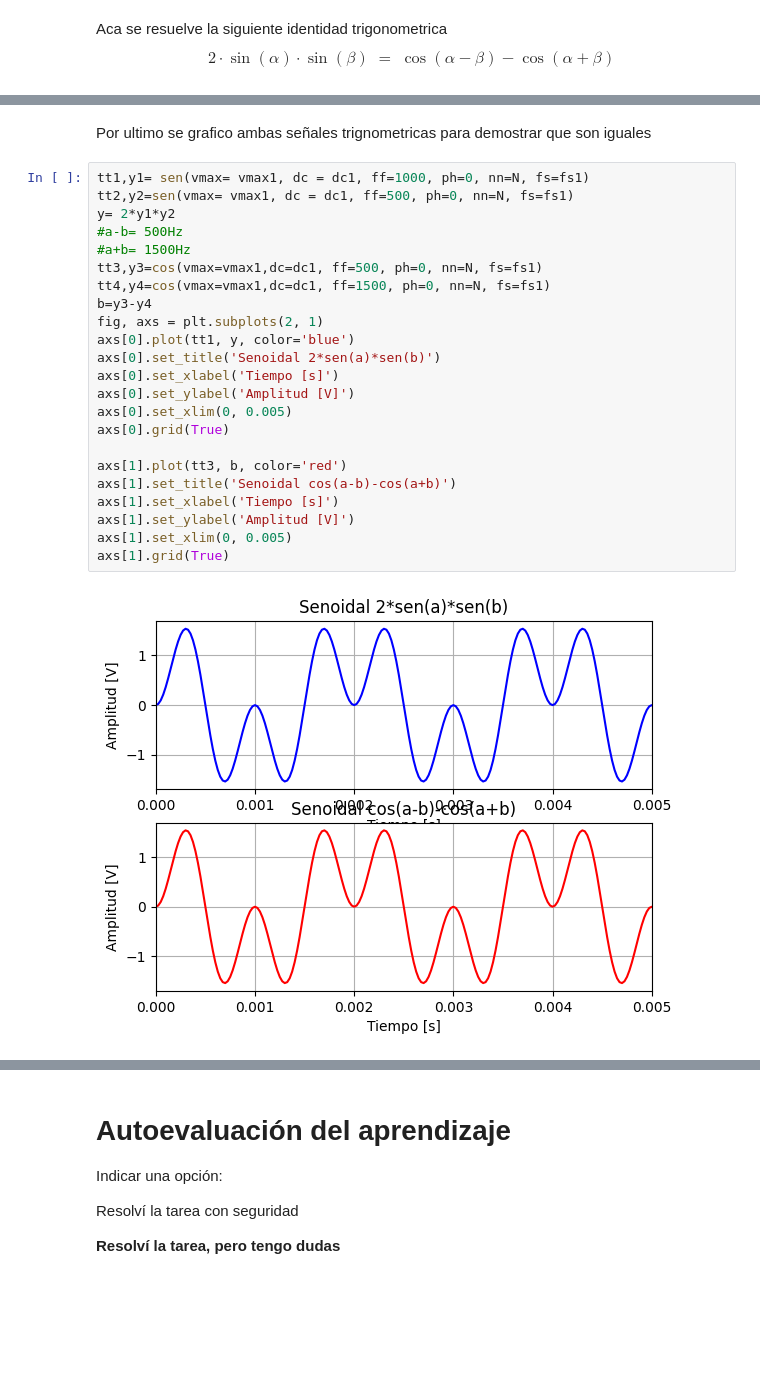
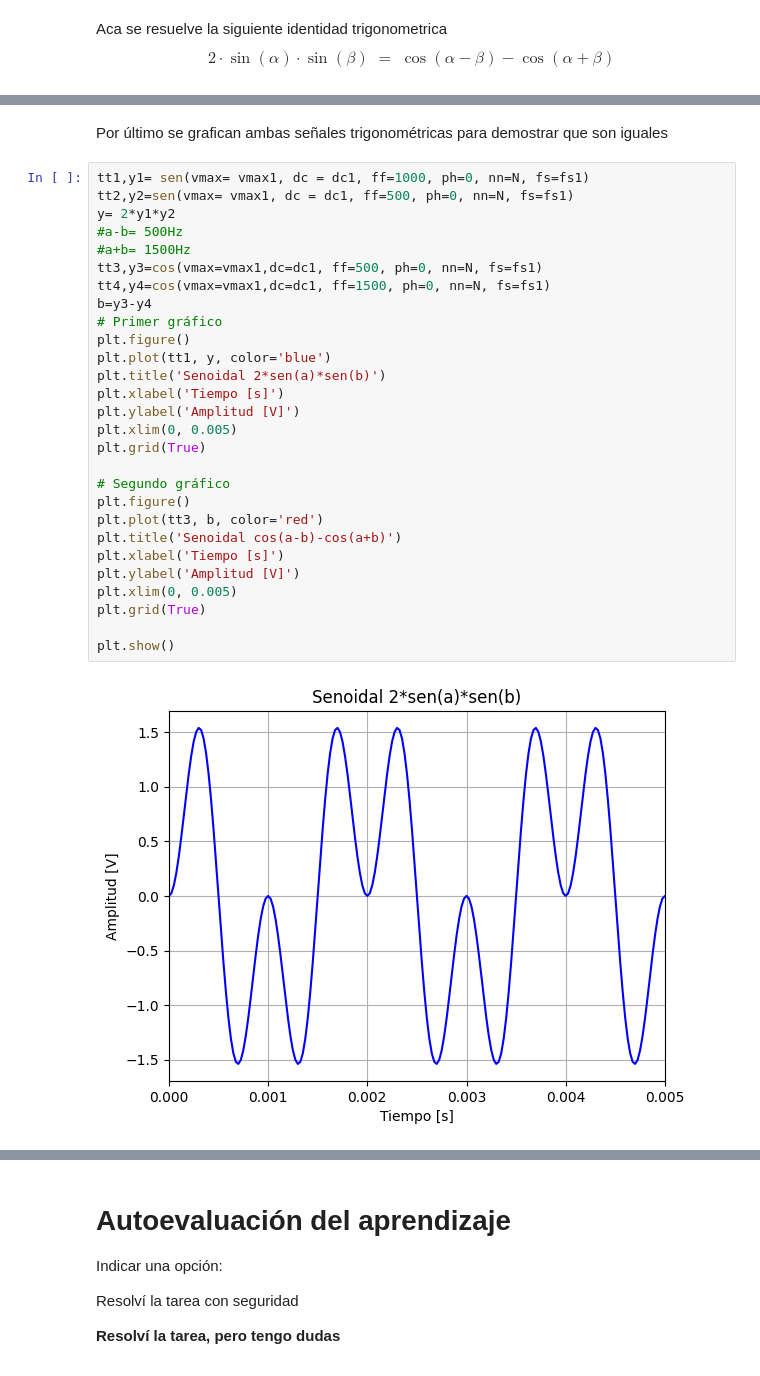
Before and after one commit to Subpion/AyPdS, a Jupyter notebook: ts1.ipynb, the cells around one changed output, grey strips where cells are left out. Cells and saved outputs as stored; diff of their text form; blank space fills up the shorter version.

```diff
--- a/ts1.ipynb
+++ b/ts1.ipynb
@@ -255,29 +284,34 @@ $$ 2 \cdot \sin(\alpha) \cdot \sin(\beta) \;=\; \cos(\alpha - \beta) - \cos(\alp
 # %% [markdown]
 ![Mi imagen](tps1.jpeg)
 # %% [markdown]
-Por ultimo se grafico ambas señales trignometricas para demostrar que son iguales
+Por último se grafican ambas señales trigonométricas para demostrar que son iguales
 # %%
 tt1,y1= sen(vmax= vmax1, dc = dc1, ff=1000, ph=0, nn=N, fs=fs1)
 tt2,y2=sen(vmax= vmax1, dc = dc1, ff=500, ph=0, nn=N, fs=fs1)
 y= 2*y1*y2
 #a-b= 500Hz
 #a+b= 1500Hz
 tt3,y3=cos(vmax=vmax1,dc=dc1, ff=500, ph=0, nn=N, fs=fs1)
 tt4,y4=cos(vmax=vmax1,dc=dc1, ff=1500, ph=0, nn=N, fs=fs1)
 b=y3-y4
-fig, axs = plt.subplots(2, 1)
-axs[0].plot(tt1, y, color='blue')
-axs[0].set_title('Senoidal 2*sen(a)*sen(b)')
-axs[0].set_xlabel('Tiempo [s]')
-axs[0].set_ylabel('Amplitud [V]')
-axs[0].set_xlim(0, 0.005)
-axs[0].grid(True)
+# Primer gráfico
+plt.figure()
+plt.plot(tt1, y, color='blue')
+plt.title('Senoidal 2*sen(a)*sen(b)')
+plt.xlabel('Tiempo [s]')
+plt.ylabel('Amplitud [V]')
+plt.xlim(0, 0.005)
+plt.grid(True)
 
-axs[1].plot(tt3, b, color='red')
-axs[1].set_title('Senoidal cos(a-b)-cos(a+b)')
-axs[1].set_xlabel('Tiempo [s]')
-axs[1].set_ylabel('Amplitud [V]')
-axs[1].set_xlim(0, 0.005)
-axs[1].grid(True)
+# Segundo gráfico
+plt.figure()
+plt.plot(tt3, b, color='red')
+plt.title('Senoidal cos(a-b)-cos(a+b)')
+plt.xlabel('Tiempo [s]')
+plt.ylabel('Amplitud [V]')
+plt.xlim(0, 0.005)
+plt.grid(True)
+
+plt.show()
 # %% [output]
-[figure, old version]
+[figure, new version]
```
Also changed, not shown: parts of 13 cells of this notebook.
